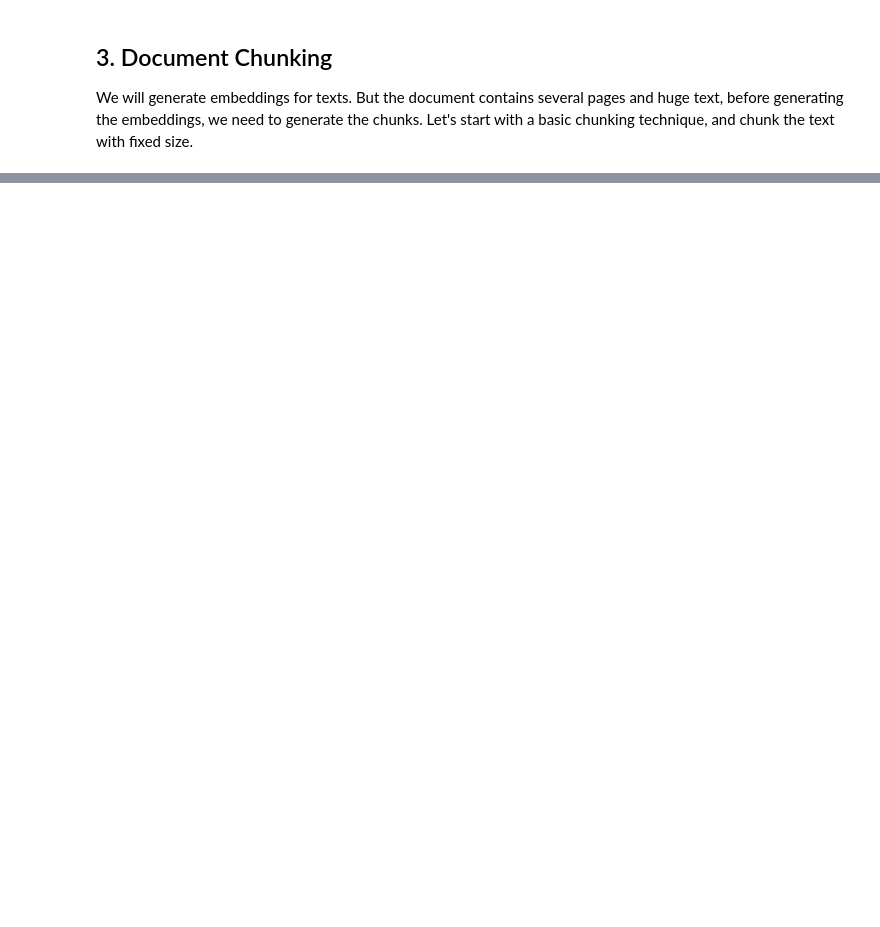
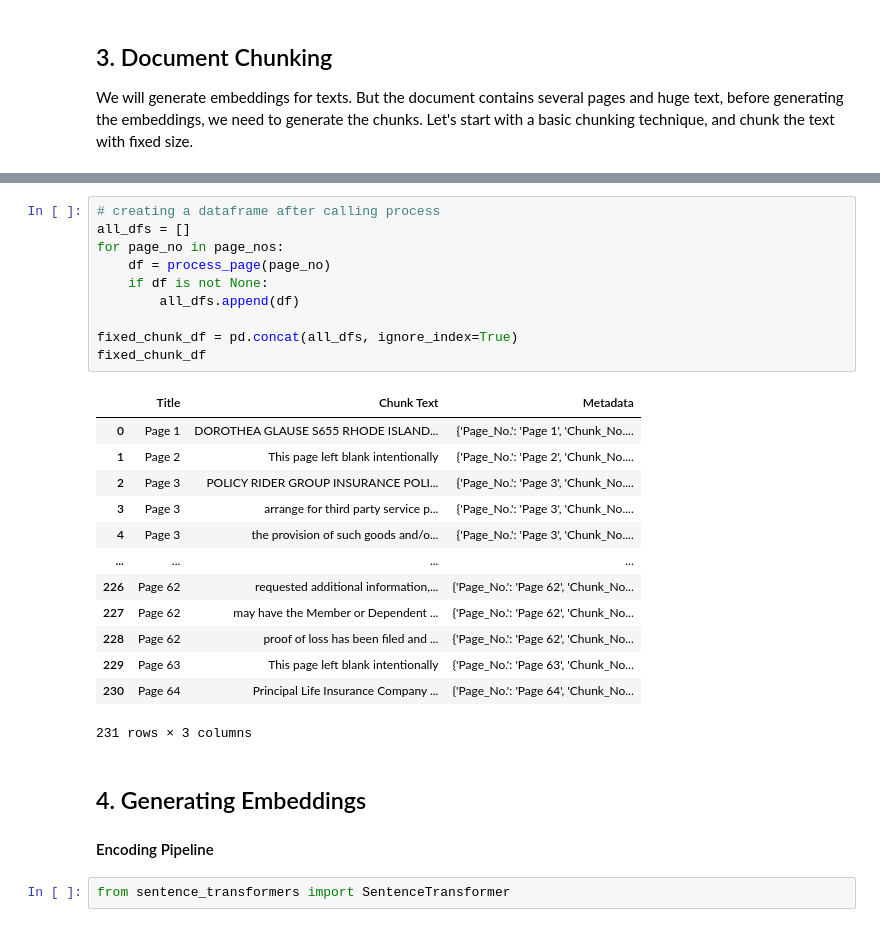
Before and after one commit to Aswani-ReddyKV/HelpMateAI, a Jupyter notebook: Aswani_Reddy_HelpMateAI.ipynb, the cells around one changed output, grey strips where cells are left out. Cells and saved outputs as stored; diff of their text form; blank space fills up the shorter version.

```diff
--- a/Aswani_Reddy_HelpMateAI.ipynb
+++ b/Aswani_Reddy_HelpMateAI.ipynb
@@ -171,0 +276,30 @@ df_insurancedata['Page_Text']
+# %%
+# creating a dataframe after calling process
+all_dfs = []
+for page_no in page_nos:
+    df = process_page(page_no)
+    if df is not None:
+        all_dfs.append(df)
+
+fixed_chunk_df = pd.concat(all_dfs, ignore_index=True)
+fixed_chunk_df
+# %% [output]
+|  | Title | Chunk Text | Metadata |
+| 0 | Page 1 | DOROTHEA GLAUSE S655 RHODE ISLAND... | {'Page_No.': 'Page 1', 'Chunk_No.... |
+| 1 | Page 2 | This page left blank intentionally | {'Page_No.': 'Page 2', 'Chunk_No.... |
+| 2 | Page 3 | POLICY RIDER GROUP INSURANCE POLI... | {'Page_No.': 'Page 3', 'Chunk_No.... |
+| 3 | Page 3 | arrange for third party service p... | {'Page_No.': 'Page 3', 'Chunk_No.... |
+| 4 | Page 3 | the provision of such goods and/o... | {'Page_No.': 'Page 3', 'Chunk_No.... |
+| ... | ... | ... | ... |
+| 226 | Page 62 | requested additional information,... | {'Page_No.': 'Page 62', 'Chunk_No... |
+| 227 | Page 62 | may have the Member or Dependent ... | {'Page_No.': 'Page 62', 'Chunk_No... |
+| 228 | Page 62 | proof of loss has been filed and ... | {'Page_No.': 'Page 62', 'Chunk_No... |
+| 229 | Page 63 | This page left blank intentionally | {'Page_No.': 'Page 63', 'Chunk_No... |
+| 230 | Page 64 | Principal Life Insurance Company ... | {'Page_No.': 'Page 64', 'Chunk_No... |
+231 rows × 3 columns
+# %% [markdown]
+## 4. Generating Embeddings
+
+#### Encoding Pipeline
+# %%
+from sentence_transformers import SentenceTransformer
```
Also changed, not shown: parts of 19 cells of this notebook.
